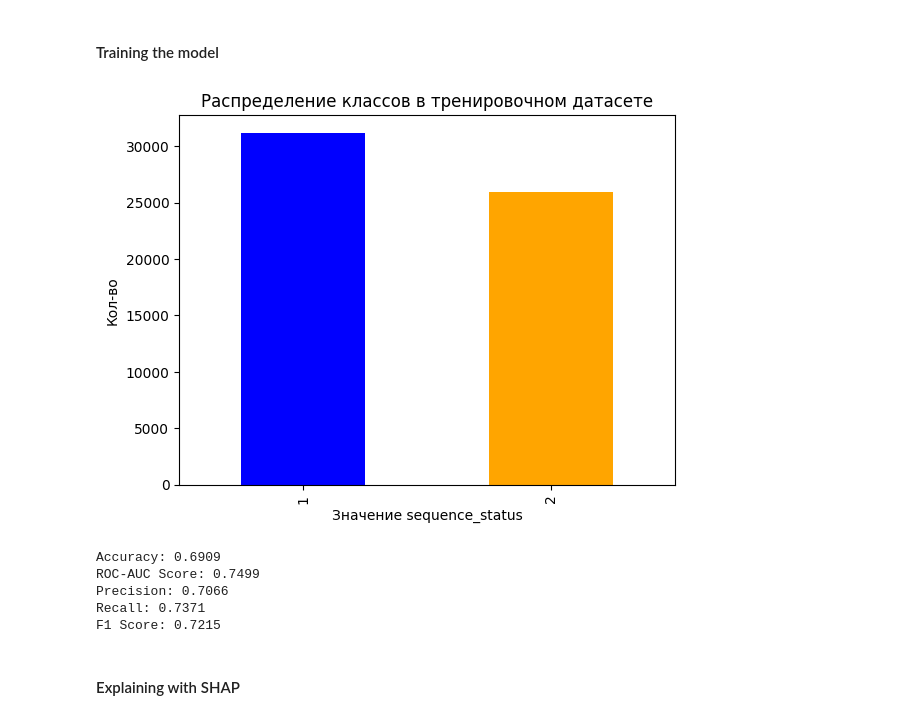
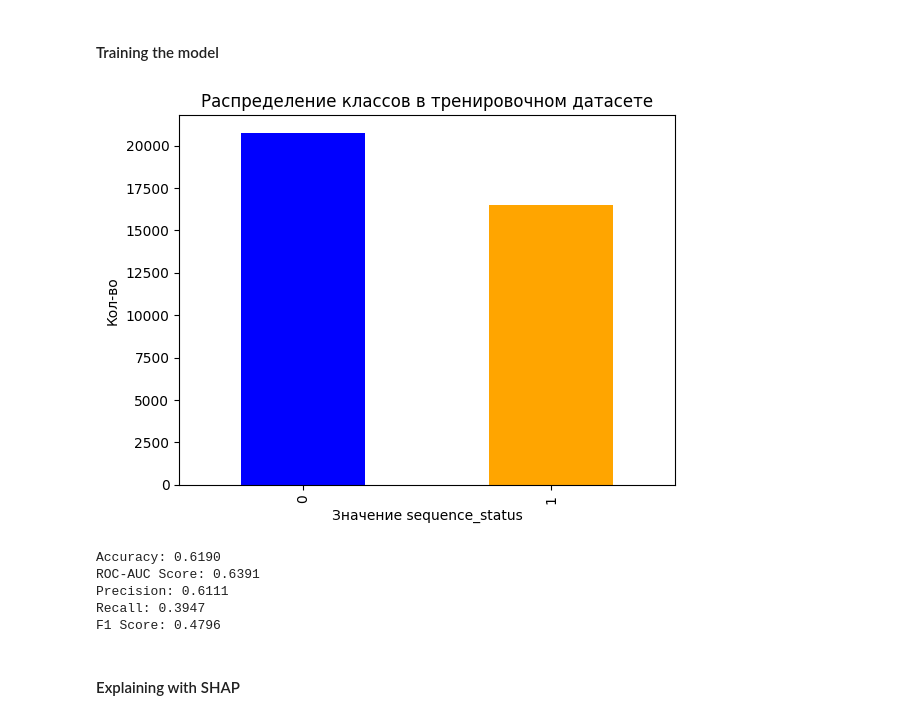
Before and after one commit to DivergenceTheorem/project-free-target, a Jupyter notebook: main.ipynb, the cells around one changed output. Cells and saved outputs as stored; diff of their text form; code cells hidden in the pictures.

```diff
--- a/main.ipynb
+++ b/main.ipynb
@@ -326,4 +323,5 @@ Assign the number of children accordingly & remove the outliers.
 # %%
+data['attr__chld__cnt'] = data['attr__chld__cnt'].replace(-1, np.nan)
 data['attr__chld__cnt'] = data[data['attr__chld__cnt'] < 10]['attr__chld__cnt']
 
 median_age = data.drop_duplicates(subset=['contract_number', 'attr__chld__cnt'])['attr__chld__cnt'].median()
@@ -369,0 +374,17 @@ sampled_df[['contract_number', 'notificationname', 'is_reduced', 'sequence_statu
+# %%
+from sklearn.model_selection import GroupShuffleSplit
+
+n_first_actions = 5
+
+seq_size = data.groupby('sequence_index')['notificationname'].transform('size')
+data_model = data[seq_size >= n_first_actions].groupby('sequence_index').head(n_first_actions)
+data_model = data_model.drop(columns=['sequence_length'])
+
+contract_of_sequence = data_model.groupby('sequence_index')['contract_number'].first()
+
+def group_split(X, y, groups, test_size=0.2, random_state=42):
+    splitter = GroupShuffleSplit(n_splits=1, test_size=test_size, random_state=random_state)
+    train_idx, test_idx = next(splitter.split(X, y, groups))
+    return X.iloc[train_idx], X.iloc[test_idx], y.iloc[train_idx], y.iloc[test_idx]
+
+data_model.groupby('sequence_index')['sequence_status'].first().value_counts()
@@ -370,7 +396,7 @@ sampled_df[['contract_number', 'notificationname', 'is_reduced', 'sequence_statu
 # %% [markdown]
 ### 5.1 Logistic Regression
 # %%
-data_logistic = data.copy()
+data_logistic = data_model.copy()
 # %%
 data.shape
 # %% [output]
@@ -385,7 +411,7 @@ one_hot = pd.get_dummies(data_logistic['notificationname'])
 
 df = pd.concat([data_logistic, one_hot], axis=1) # сoncatenate one-hot encoding with original dataframe
 
-columns = ['contract_number', 'comm_date', 'notificationname', 'contract_amount', 'open_date', 'interest_rate', 'sequence_status', 'sequence_length', 'attr__gender__categorical', 'attr__city__categorical', 'attr__age', 'attr__age__categorical', 'attr__chld__cnt', 'attr__passed_days']
+columns = ['contract_number', 'comm_date', 'notificationname', 'contract_amount', 'open_date', 'interest_rate', 'sequence_status', 'attr__gender__categorical', 'attr__city__categorical', 'attr__age', 'attr__age__categorical', 'attr__chld__cnt', 'attr__passed_days']
 
 # Identify all feature columns dynamically except sequence_index, action_code, and days_passed
 feature_columns = [col for col in columns if col not in ["sequence_index", "notificationname", "delay_count_main"] + list(one_hot.columns)]
@@ -395,13 +421,14 @@ agg_dict = {col: "first" for col in feature_columns}  # non-categorical features
 agg_dict.update({col: "max" for col in one_hot.columns})  # one-hot encoded columns
 
 df_final = df.groupby("sequence_index").agg(agg_dict).reset_index() # aggregate by seq index
+groups = df_final['contract_number']
 
 data_logistic = df_final.drop(columns = ['sequence_index', 'contract_number', 'comm_date', 'contract_amount',
-       'open_date', 'interest_rate', 'sequence_length',
+       'open_date', 'interest_rate',
        'attr__gender__categorical', 'attr__city__categorical', 'attr__age',
        'attr__age__categorical', 'attr__chld__cnt', 'attr__passed_days'])
 
-data_logistic['sequence_status'] = data_logistic['sequence_status'].map({'Incomplete': 1, 'Complete': 2})
+data_logistic['sequence_status'] = data_logistic['sequence_status'].map({'Incomplete': 0, 'Complete': 1})
 # %% [markdown]
 #### Training the model
 # %%
@@ -414,40 +441,40 @@ from sklearn.metrics import accuracy_score, roc_auc_score, precision_score, reca
 import matplotlib.pyplot as plt
 
 X = data_logistic.drop(columns=['sequence_status'])  # Features
 y = data_logistic['sequence_status']  # Target
-X_train, X_test, y_train, y_test = train_test_split(X, y, test_size=0.3, random_state=41)
+X_train, X_test, y_train, y_test = group_split(X, y, groups)
 
 y_train.value_counts().plot(kind="bar", color=['blue', 'orange'])
 plt.xlabel("Значение sequence_status")
 plt.ylabel("Кол-во")
 plt.title("Распределение классов в тренировочном датасете")
 plt.show()
 
 model = LogisticRegression()
 model.fit(X_train, y_train)
 
 y_pred = model.predict(X_test)
 y_pred_proba = model.predict_proba(X_test)[:, 1]
 
 # Evaluation
 accuracy = accuracy_score(y_test, y_pred)
 roc_auc = roc_auc_score(y_test, y_pred_proba)
 precision = precision_score(y_test, y_pred, zero_division=0)
 recall = recall_score(y_test, y_pred, zero_division=0)
 f1 = f1_score(y_test, y_pred, zero_division=0)
 
 print(f'Accuracy: {accuracy:.4f}')
 print(f'ROC-AUC Score: {roc_auc:.4f}')
 print(f'Precision: {precision:.4f}')
 print(f'Recall: {recall:.4f}')
 print(f'F1 Score: {f1:.4f}')
 # %% [output]
-[figure, old version]
+[figure, new version]
-Accuracy: 0.6909
-ROC-AUC Score: 0.7499
-Precision: 0.7066
-Recall: 0.7371
-F1 Score: 0.7215
+Accuracy: 0.6190
+ROC-AUC Score: 0.6391
+Precision: 0.6111
+Recall: 0.3947
+F1 Score: 0.4796
 # %% [markdown]
 #### Explaining with SHAP
 # %%
```
Also changed, not shown: parts of 22 cells of this notebook.
